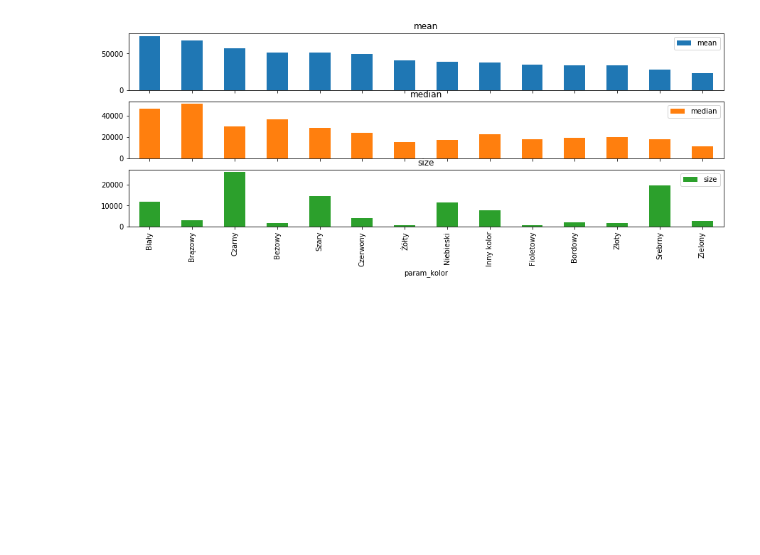
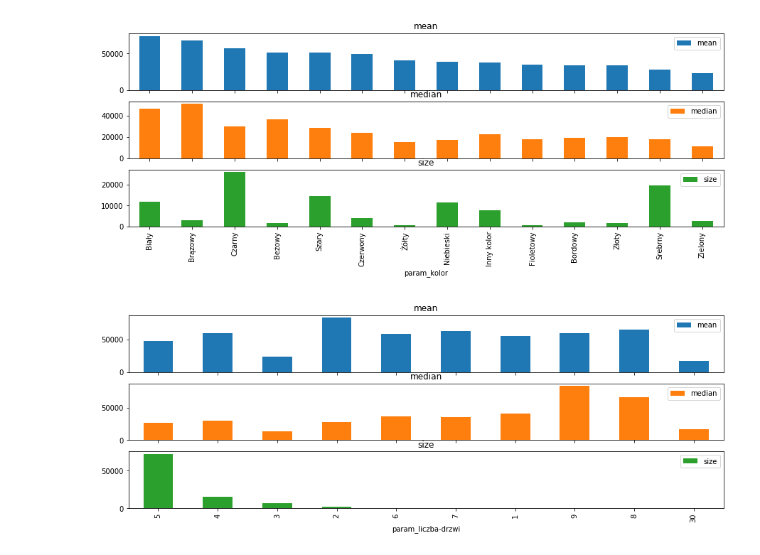
Before and after one commit to SirMatix/dw_matrix_car, a Jupyter notebook: day2_visualisation.ipynb, the cells around one changed output. Saved outputs shown, nothing was run; the diff lists cells and outputs as text; code cells hidden in the pictures; blank space fills up the shorter version.

Commit message:
add more plots

```diff
--- a/day2_visualisation.ipynb
+++ b/day2_visualisation.ipynb
@@ -132,3 +132,7 @@ group_and_barplot('param_kolor',feat_sort='mean');
 # informacje z wykresu, najtanszy samochod - zielony, najdrozszy - bialy
 # %% [output]
 [figure]
+# %%
+group_and_barplot('param_liczba-drzwi',feat_sort='size');
+# %% [output]
+[figure, added]
```
Also changed, not shown: parts of 3 cells of this notebook.
